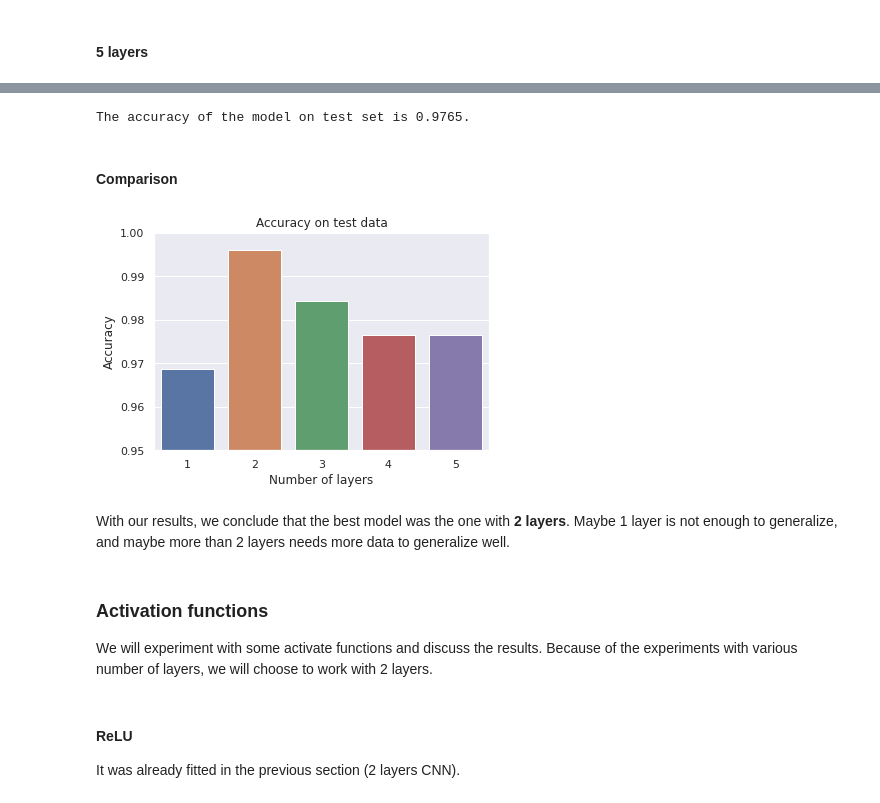
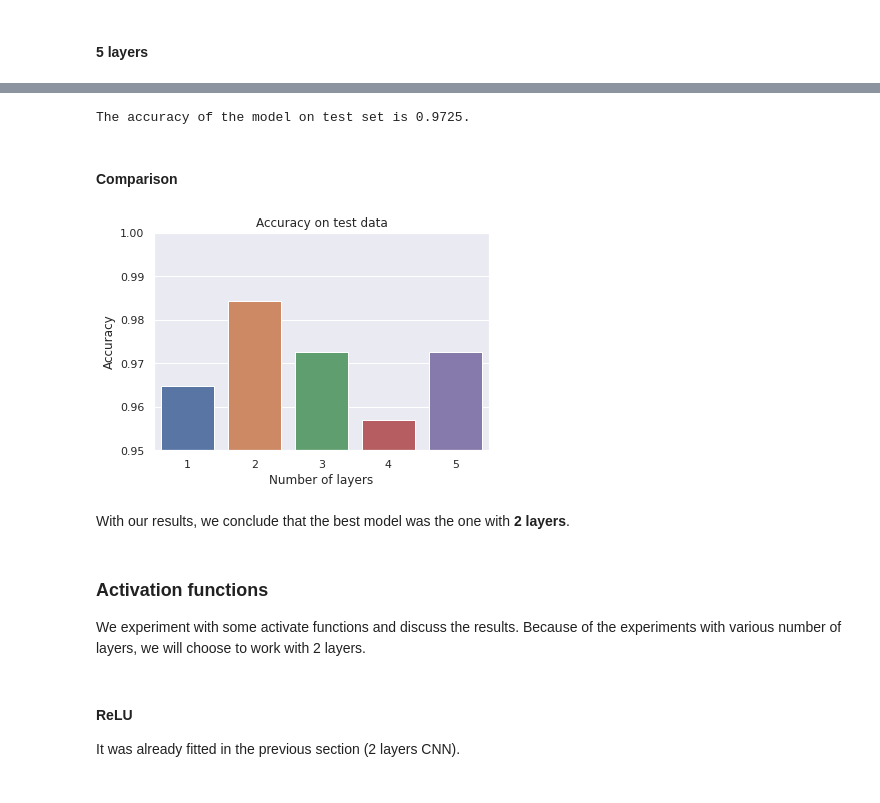
Before and after one commit to lucasresck/deep-learning-and-applications, a Jupyter notebook: cnn/cnn_comparison.ipynb, the cells around one changed output, grey strips where cells are left out. Saved outputs shown, nothing was run; the diff lists cells and outputs as text; code cells hidden in the pictures.

```diff
--- a/cnn/cnn_comparison.ipynb
+++ b/cnn/cnn_comparison.ipynb
@@ -425,22 +371,13 @@ The accuracy of the model on test set is 0.9843.
 class CNN_4_layers(nn.Module):
     def __init__(self):
         super().__init__()
-        self.conv1 = nn.Conv2d(
-            in_channels=3,
-            out_channels=16,
-            kernel_size=3,
-            stride=1,
-            padding=1
-        )
+        self.conv1 = nn.Conv2d(3, 16, 3, 1, 1)
         self.relu = nn.ReLU()
-        self.pool = nn.MaxPool2d(kernel_size=2)
+        self.pool = nn.MaxPool2d(2)
         self.conv2 = nn.Conv2d(16, 32, 3, 1, 1)
         self.conv3 = nn.Conv2d(32, 32, 3, 1, 1)
         self.conv4 = nn.Conv2d(32, 32, 3, 1, 1)
-        self.linear1 = nn.Linear(
-            in_features=16*16*32,
-            out_features=64
-        )
+        self.linear1 = nn.Linear(16*16*32, 64)
         self.linear2 = nn.Linear(64, 2)
 
     def forward(self, x):
@@ -486,0 +411,2 @@ The accuracy of the model on test set is 0.9765.
+# %%
+acc_layers.append(test(cnn_4_layers))
@@ -490,23 +418,14 @@ The accuracy of the model on test set is 0.9765.
 class CNN_5_layers(nn.Module):
     def __init__(self):
         super().__init__()
-        self.conv1 = nn.Conv2d(
-            in_channels=3,
-            out_channels=16,
-            kernel_size=3,
-            stride=1,
-            padding=1
-        )
+        self.conv1 = nn.Conv2d(3, 16, 3, 1, 1)
         self.relu = nn.ReLU()
-        self.pool = nn.MaxPool2d(kernel_size=2)
+        self.pool = nn.MaxPool2d(2)
         self.conv2 = nn.Conv2d(16, 32, 3, 1, 1)
         self.conv3 = nn.Conv2d(32, 32, 3, 1, 1)
         self.conv4 = nn.Conv2d(32, 32, 3, 1, 1)
         self.conv5 = nn.Conv2d(32, 32, 3, 1, 1)
-        self.linear1 = nn.Linear(
-            in_features=8*8*32,
-            out_features=64
-        )
+        self.linear1 = nn.Linear(8*8*32, 64)
         self.linear2 = nn.Linear(64, 2)
 
     def forward(self, x):
@@ -550,25 +460,25 @@ Epoch [5/5], Mean loss: 0.0515, Val loss: 0.0599, Val acc: 0.980
-# %%
-test(cnn_5_layers)
-# %% [output]
-The accuracy of the model on test set is 0.9765.
+# %%
+acc_layers.append(test(cnn_5_layers))
+# %% [output]
+The accuracy of the model on test set is 0.9725.
 # %% [markdown]
 #### Comparison
 # %%
 fig, ax = plt.subplots(1, 1)
-sns.barplot(x=list(range(1, 6)), y=[0.9686, 0.9961, 0.9843, 0.9765, 0.9765], ax=ax)
+sns.barplot(x=list(range(1, 6)), y=acc_layers, ax=ax)
 ax.set_ylim([0.95, 1])
 plt.title('Accuracy on test data')
 plt.xlabel('Number of layers')
 plt.ylabel('Accuracy')
 plt.show()
 # %% [output]
-[figure, old version]
+[figure, new version]
 # %% [markdown]
-With our results, we conclude that the best model was the one with **2 layers**. Maybe 1 layer is not enough to generalize, and maybe more than 2 layers needs more data to generalize well.
+With our results, we conclude that the best model was the one with **2 layers**.
 # %% [markdown]
 ### Activation functions
 
-We will experiment with some activate functions and discuss the results. Because of the experiments with various number of layers, we will choose to work with 2 layers.
+We experiment with some activate functions and discuss the results. Because of the experiments with various number of layers, we will choose to work with 2 layers.
 # %% [markdown]
 #### ReLU
 
```
Also changed, not shown: parts of 64 cells of this notebook.
